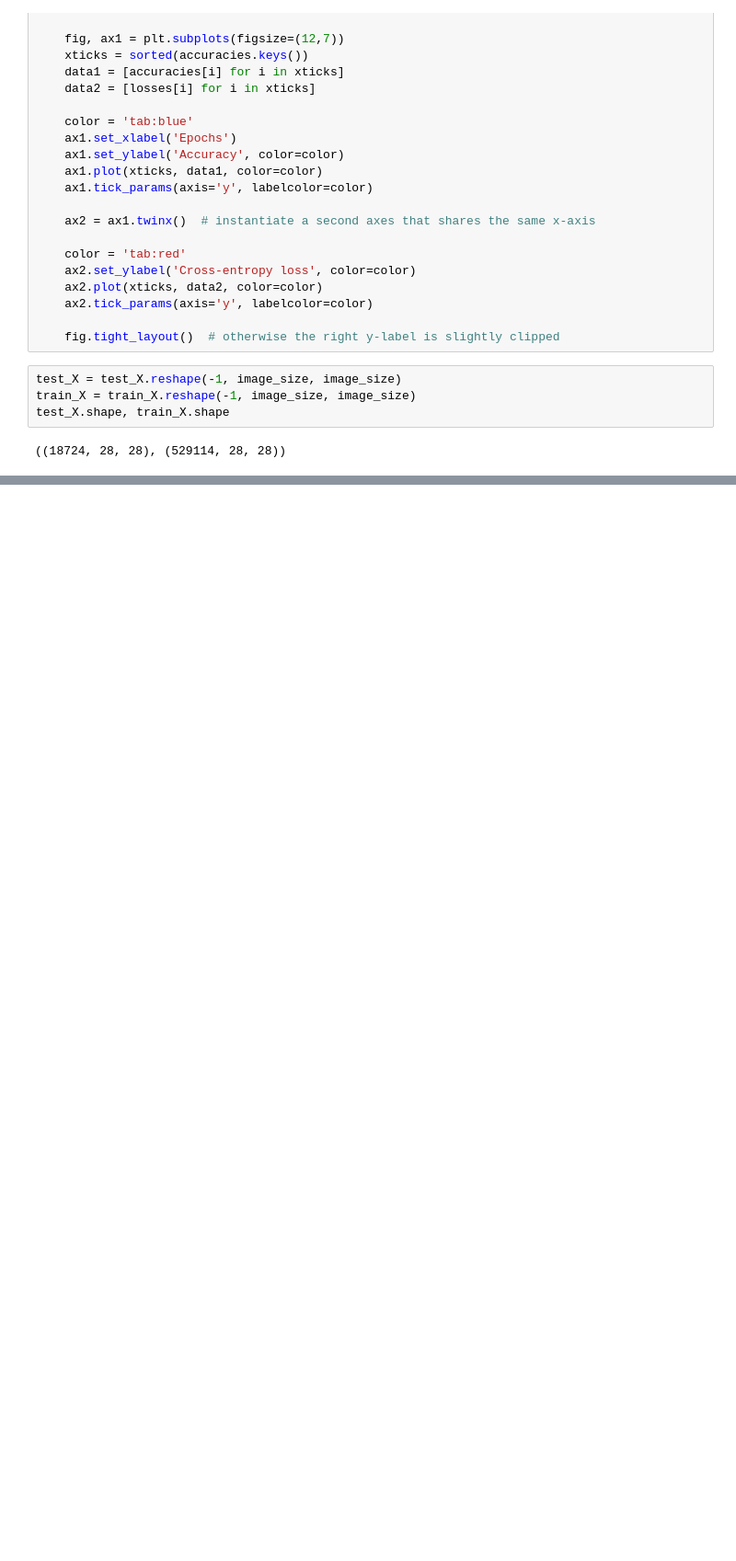
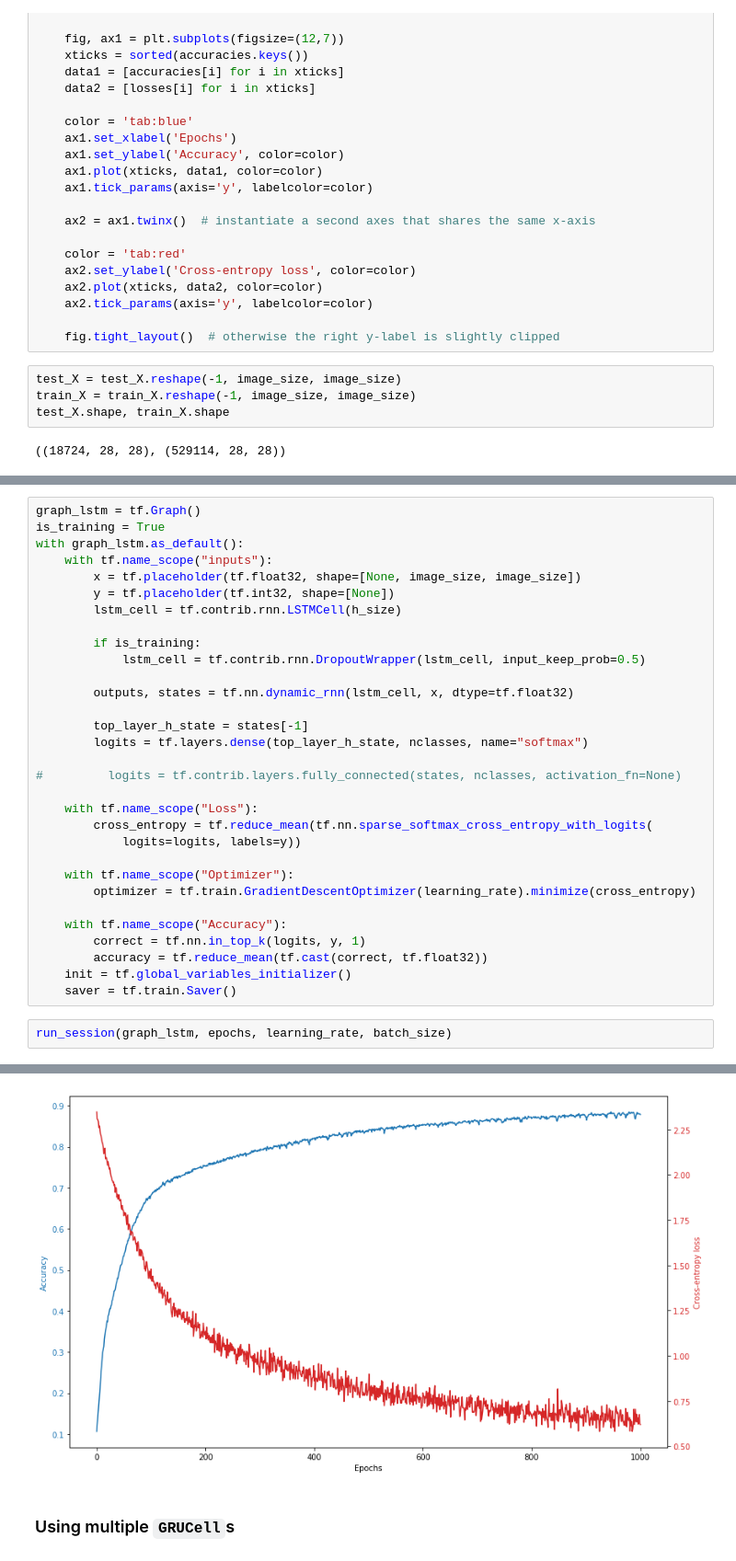
Before and after one commit to AmmarRashed/notMNIST, a Jupyter notebook: TF_RNN.ipynb, the cells around one changed output, grey strips where cells are left out. Shown at 92% size. Saved outputs shown, nothing was run; the diff lists cells and outputs as text; blank space fills up the shorter version.

Commit message:
added LSTM and GRU cells

```diff
--- a/TF_RNN.ipynb
+++ b/TF_RNN.ipynb
@@ -164,0 +174,34 @@ Took: 589.3248896598816
+# %%
+graph_lstm = tf.Graph()
+is_training = True
+with graph_lstm.as_default():
+    with tf.name_scope("inputs"):
+        x = tf.placeholder(tf.float32, shape=[None, image_size, image_size])
+        y = tf.placeholder(tf.int32, shape=[None])
+        lstm_cell = tf.contrib.rnn.LSTMCell(h_size)
+
+        if is_training:
+            lstm_cell = tf.contrib.rnn.DropoutWrapper(lstm_cell, input_keep_prob=0.5)
+
+        outputs, states = tf.nn.dynamic_rnn(lstm_cell, x, dtype=tf.float32)
+
+        top_layer_h_state = states[-1]
+        logits = tf.layers.dense(top_layer_h_state, nclasses, name="softmax")
+
+#         logits = tf.contrib.layers.fully_connected(states, nclasses, activation_fn=None)
+
+    with tf.name_scope("Loss"):
+        cross_entropy = tf.reduce_mean(tf.nn.sparse_softmax_cross_entropy_with_logits(
+            logits=logits, labels=y))
+
+    with tf.name_scope("Optimizer"):
+        optimizer = tf.train.GradientDescentOptimizer(learning_rate).minimize(cross_entropy)
+
+    with tf.name_scope("Accuracy"):
+        correct = tf.nn.in_top_k(logits, y, 1)
+        accuracy = tf.reduce_mean(tf.cast(correct, tf.float32))
+    init = tf.global_variables_initializer()
+    saver = tf.train.Saver()
+# %%
+run_session(graph_lstm, epochs, learning_rate, batch_size)
+# %% [output]
@@ -164,0 +225,3 @@ Took: 589.3248896598816
+[figure, added]
+# %% [markdown]
+### Using multiple `GRUCell`s
```
Also changed, not shown: parts of 7 cells of this notebook, 2 other files.
